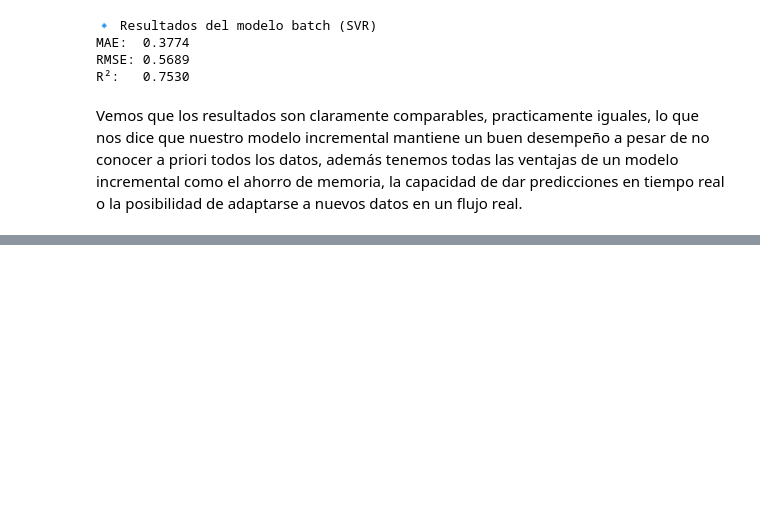
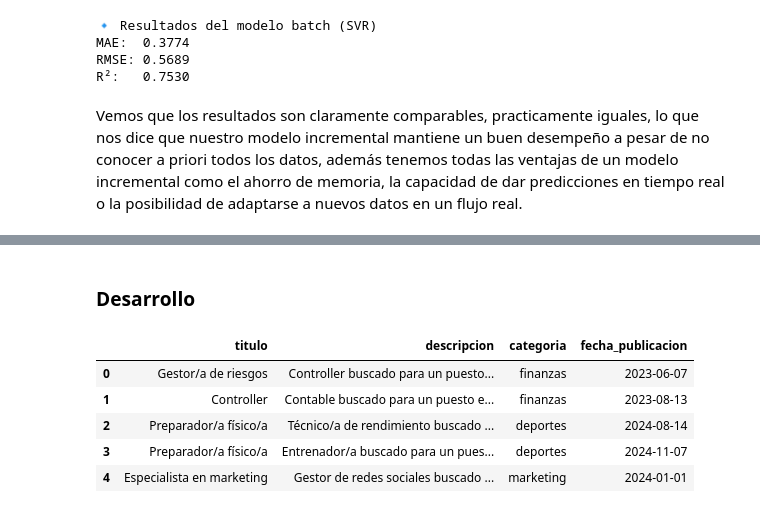
Before and after one commit to ignacioareal23-svg/AASeriesTemporalesFlujosDeDatos, a Jupyter notebook: P1.ipynb, the cells around one changed output, grey strips where cells are left out. Saved outputs shown, nothing was run; the diff lists cells and outputs as text; code cells hidden in the pictures; blank space fills up the shorter version.

```diff
--- a/P1.ipynb
+++ b/P1.ipynb
@@ -635,0 +666,15 @@ Vemos que los resultados son claramente comparables, practicamente iguales, lo q
+# %% [markdown]
+### Desarrollo
+# %%
+csv = 'data/jobs2.csv'
+# %%
+df = pd.read_csv(csv, parse_dates=["fecha_publicacion"])
+# %%
+df.head()
+# %% [output]
+|  | titulo | descripcion | categoria | fecha_publicacion |
+| 0 | Gestor/a de riesgos | Controller buscado para un puesto... | finanzas | 2023-06-07 |
+| 1 | Controller | Contable buscado para un puesto e... | finanzas | 2023-08-13 |
+| 2 | Preparador/a físico/a | Técnico/a de rendimiento buscado ... | deportes | 2024-08-14 |
+| 3 | Preparador/a físico/a | Entrenador/a buscado para un pues... | deportes | 2024-11-07 |
+| 4 | Especialista en marketing | Gestor de redes sociales buscado ... | marketing | 2024-01-01 |
```
Also changed, not shown: parts of 20 cells of this notebook.
